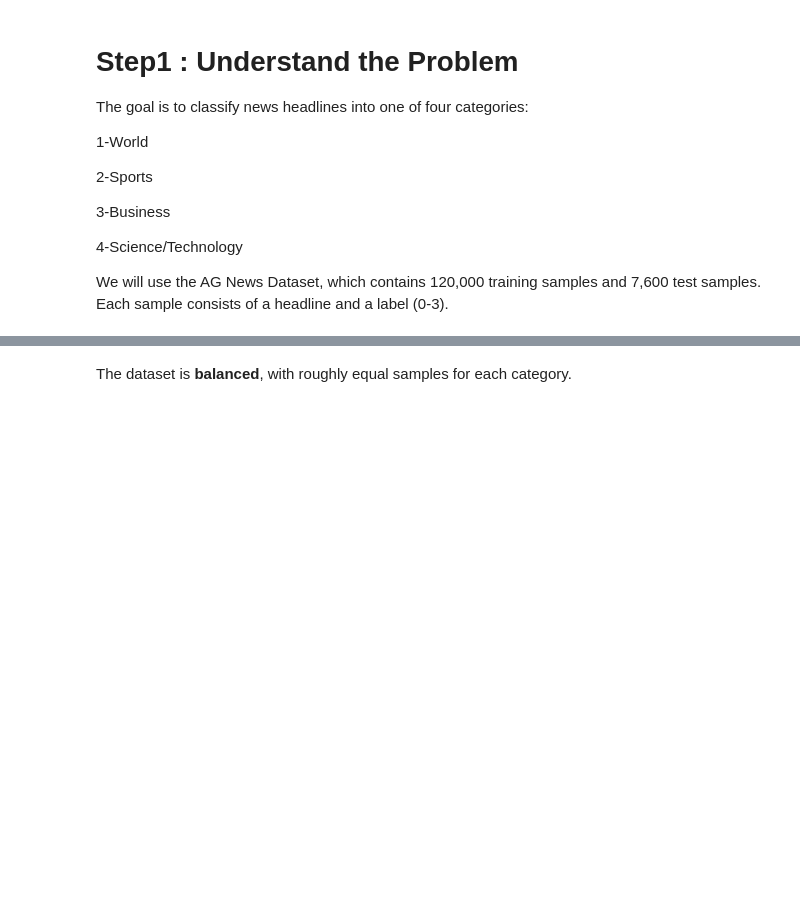
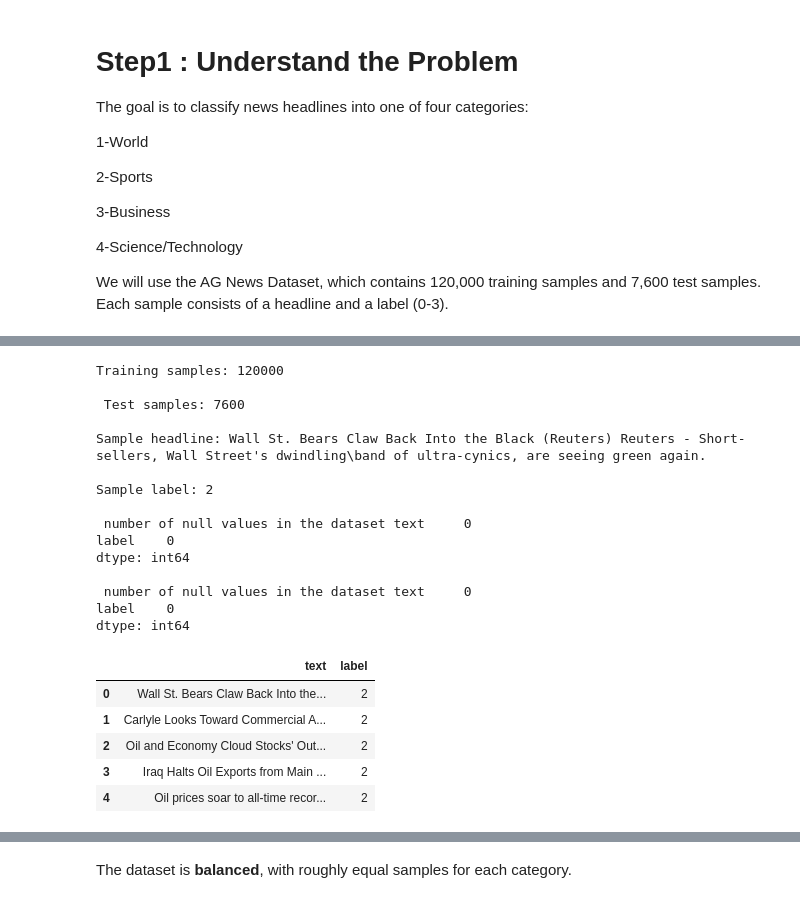
Before and after one commit to dan-waleed/Classify_News_Headlines_-AG_News_Dataset-, a Jupyter notebook: part 1/Classify_News_Headlines_(AG_News_Dataset).ipynb, the cells around one changed output, grey strips where cells are left out. Saved outputs shown, nothing was run; the diff lists cells and outputs as text; code cells hidden in the pictures; blank space fills up the shorter version.

```diff
--- a/part 1/Classify_News_Headlines_(AG_News_Dataset).ipynb
+++ b/part 1/Classify_News_Headlines_(AG_News_Dataset).ipynb
@@ -33 +63,33 @@ from sklearn.cluster import KMeans
+# %%
+# Explore the dataset
+print(f"Training samples: {len(train_data)}")
+print(f"\n Test samples: {len(test_data)}")
+print("\nSample headline:", train_data['text'][0])
+print("\nSample label:", train_data['label'][0])
+print("\n number of null values in the dataset",train_data.isnull().sum())
+print("\n number of null values in the dataset",test_data.isnull().sum())
+test_data.head()
+train_data.head()
+# %% [output]
+Training samples: 120000
+
+ Test samples: 7600
+
+Sample headline: Wall St. Bears Claw Back Into the Black (Reuters) Reuters - Short-sellers, Wall Street's dwindling\band of ultra-cynics, are seeing green again.
+
+Sample label: 2
+
+ number of null values in the dataset text     0
+label    0
+dtype: int64
+
+ number of null values in the dataset text     0
+label    0
+dtype: int64
+|  | text | label |
+| 0 | Wall St. Bears Claw Back Into the... | 2 |
+| 1 | Carlyle Looks Toward Commercial A... | 2 |
+| 2 | Oil and Economy Cloud Stocks' Out... | 2 |
+| 3 | Iraq Halts Oil Exports from Main ... | 2 |
+| 4 | Oil prices soar to all-time recor... | 2 |
 # %%
```
Also changed, not shown: parts of 20 cells of this notebook.
